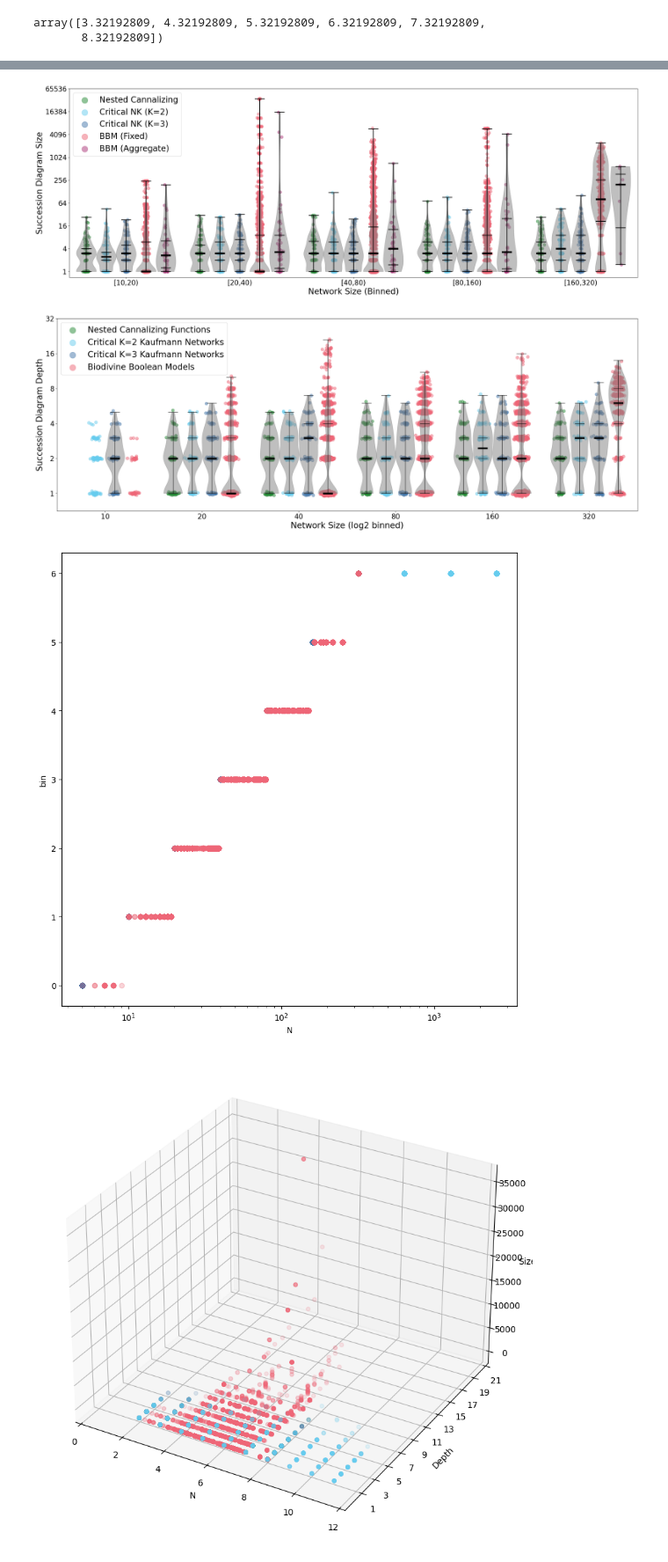
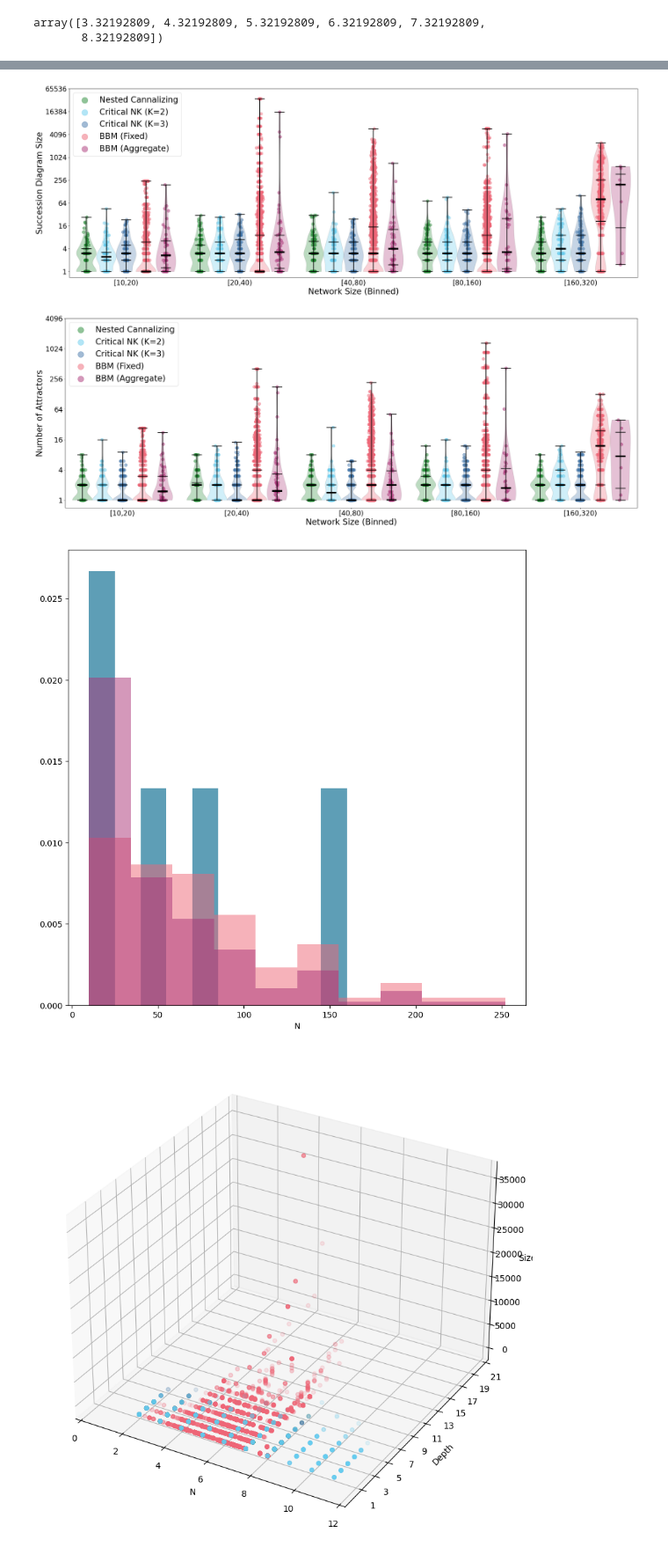
Before and after one commit to jcrozum/balm-analysis, a Jupyter notebook: analysis/new_figures.ipynb, the cells around one changed output, grey strips where cells are left out. Shown at 88% size. Cells and saved outputs as stored; diff of their text form; code cells hidden in the pictures.

Commit message:
plot tweaks and attractor scaling

```diff
--- a/analysis/new_figures.ipynb
+++ b/analysis/new_figures.ipynb
@@ -118,7 +118,7 @@ for name_pos, (name, df) in enumerate(frames.items()):
         arr = arr[~np.isnan(arr)]
         ax.scatter(
             bin + (name_pos - 2) * hscale + np.random.normal(0, 0.01, len(arr)),
-            arr + np.random.normal(0, 0.025, len(arr)),
+            arr + 0 * np.random.normal(0, 0.025, len(arr)),
             alpha=0.5,
             color=network_type_colors[name],
             label=name if bin == 0 else None,
@@ -142,9 +142,9 @@ for name_pos, (name, df) in enumerate(frames.items()):
             # vp["cmeans"].set_color("red")
 
             for body in vp["bodies"]:
-                body.set_facecolor("grey")
+                body.set_facecolor(network_type_colors[name])
                 body.set_edgecolor("grey")
-                body.set_alpha(0.5)
+                body.set_alpha(0.3)
 
 ax.legend(fontsize=24, markerscale=2, loc="upper left")
 
@@ -164,78 +164,82 @@ ax.set_ylim(-0.5, 16)
 ax.tick_params(labelsize=20)
 fig.savefig("figures/sd_size.png", bbox_inches="tight")
 # %% [output]
-[figure, old version]
+[figure, new version]
 # %%
 fig, ax = plt.subplots(1, 1, figsize=(30, 10))
-
+hscale = 0.175
 for name_pos, (name, df) in enumerate(frames.items()):
-    for bin in range(nbins):
-        arr = np.log2(df["depth"][df["bin"] == bin] + 1)
+    for bin in range(nbins + 1):
+        arr = np.log2(
+            # df["sd size"][(df["bin"] == bin) & (df["N"] >= 0) & (df["N"] < 640)]
+            df["attractors"][(df["bin"] == bin) & (df["N"] >= 10) & (df["N"] < 320)]
+        )
         arr = arr[~np.isnan(arr)]
         ax.scatter(
-            bin + (name_pos - 1.5) * 0.2 + np.random.normal(0, 0.025, len(arr)),
-            arr + np.random.normal(0, 0.025, len(arr)),
+            bin + (name_pos - 2) * hscale + np.random.normal(0, 0.01, len(arr)),
+            arr + 0 * np.random.normal(0, 0.025, len(arr)),
             alpha=0.5,
             color=network_type_colors[name],
             label=name if bin == 0 else None,
             s=75,
         )
         if len(set(arr)) > 4:
             vp = ax.violinplot(
                 arr,
-                [bin + (name_pos - 1.5) * 0.2],
-                widths=0.2,
+                [bin + (name_pos - 2) * hscale],
+                widths=hscale,
                 quantiles=[0.25, 0.75],
                 showmedians=True,
             )
             for partname in vp:
                 if partname == "bodies":
                     continue
                 vp[partname].set_edgecolor("black")
-                vp[partname].set_linewidth(1)
+                vp[partname].set_linewidth(2)
 
             vp["cmedians"].set_linewidth(5)
             # vp["cmeans"].set_color("red")
 
             for body in vp["bodies"]:
-                body.set_facecolor("grey")
+                body.set_facecolor(network_type_colors[name])
                 body.set_edgecolor("grey")
-                body.set_alpha(0.5)
+                body.set_alpha(0.3)
+
 ax.legend(fontsize=24, markerscale=2, loc="upper left")
 
-ax.set_xlabel("Network Size (log2 binned)", fontsize=24)
-ax.set_ylabel("Succession Diagram Depth", fontsize=24)
+ax.set_xlabel("Network Size (Binned)", fontsize=24)
+ax.set_ylabel("Number of Attractors", fontsize=24)
 xticks = ax.get_xticks().tolist()
 ax.set_xticks(xticks)
-ax.set_xticklabels([f"{round(10*2**x)}" for x in xticks])
-ax.set_xlim(-0.5, 5.5)
+ax.set_xticklabels([f"[{round(10*2**(x-1))},{round(10*2**x)})" for x in xticks])
+# ax.set_xlim(-0.5, 6.5)
+ax.set_xlim(0.5, 5.5)
 
 yticks = ax.get_yticks().tolist()
 ax.set_yticks(yticks)
 ax.set_yticklabels([f"{round(2**x)}" for x in yticks])
-ax.set_ylim(-0.5, 5)
+ax.set_ylim(-0.5, 12)
 
 ax.tick_params(labelsize=20)
+fig.savefig("figures/attractor_scale.png", bbox_inches="tight")
 # %% [output]
-[figure, old version]
+[figure, new version]
 # %%
 fig = plt.figure(figsize=(10, 10))
 ax = fig.add_subplot(111)
-for name, frame in frames.items():
-    ax.scatter(
-        frame["N"],
-        frame["bin"],
+for name, df in frames.items():
+    ax.hist(
+        df["N"][(df["N"] >= 10) & (df["N"] < 320)],
         label=name,
         color=network_type_colors[name],
-        alpha=0.15,
+        alpha=0.5,
+        density=True,
     )
 
 ax.set_xlabel("N")
-ax.set_ylabel("bin")
-ax.set_xscale("log")
 print()
 # %% [output]
-[figure, old version]
+[figure, new version]
 # %%
 fig = plt.figure(figsize=(10, 10))
 ax = fig.add_subplot(111, projection="3d")
```
Also changed, not shown: parts of 3 cells of this notebook, 2 other files.
